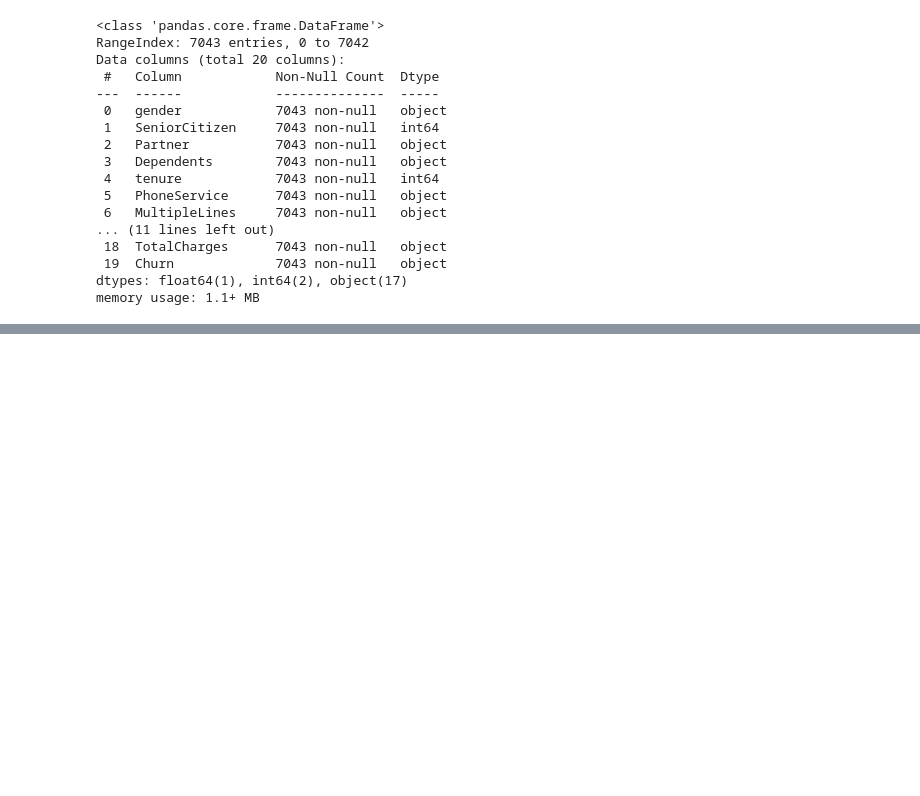
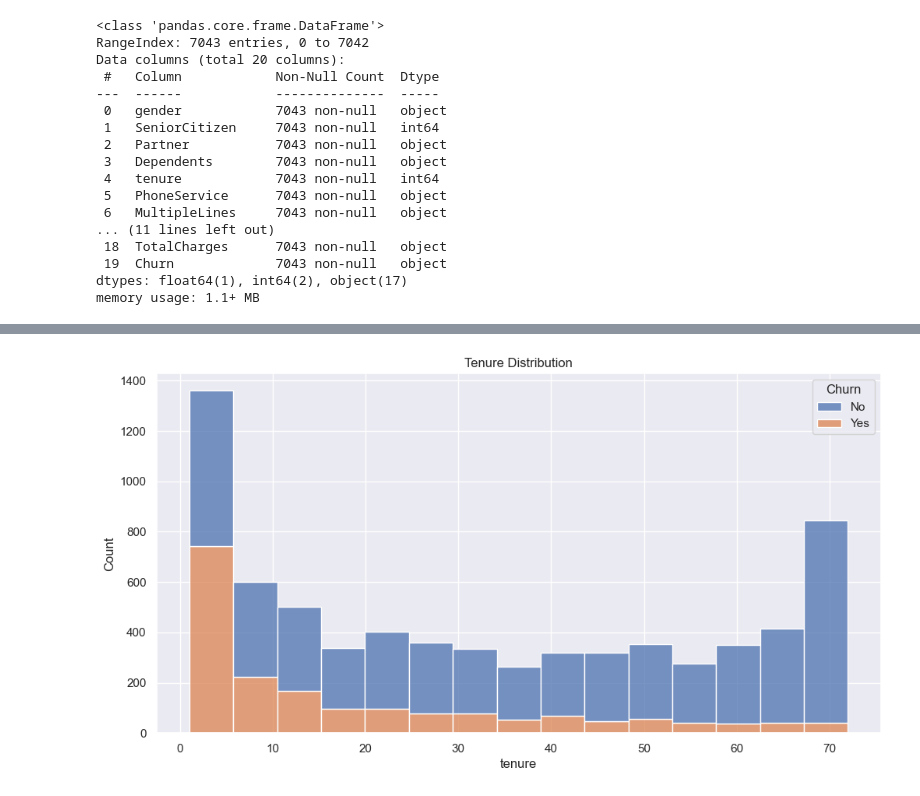
Before and after one commit to itssingh14/customer_churn_prediction, a Jupyter notebook: notebook.ipynb, the cells around one changed output, grey strips where cells are left out. Drawn from its saved outputs; the diff is of its cells as text; code cells hidden in the pictures; blank space fills up the shorter version.

```diff
--- a/notebook.ipynb
+++ b/notebook.ipynb
@@ -226,0 +107,3 @@ pd.get_dummies(dataset, columns=['PaymentMethod'], drop_first=True)
+# %%
+# Setting Seaborn Theme Style
+sns.set_theme(style='darkgrid')
@@ -226,0 +131,8 @@ pd.get_dummies(dataset, columns=['PaymentMethod'], drop_first=True)
+# %%
+# Tenure Distribution
+plt.figure(figsize=(12, 6))
+sns.histplot(data=dataset, x='tenure', hue='Churn', multiple='stack')
+plt.title('Tenure Distribution')
+plt.show()
+# %% [output]
+[figure, added]
```
Also changed, not shown: parts of 79 cells of this notebook, 9 other files.
